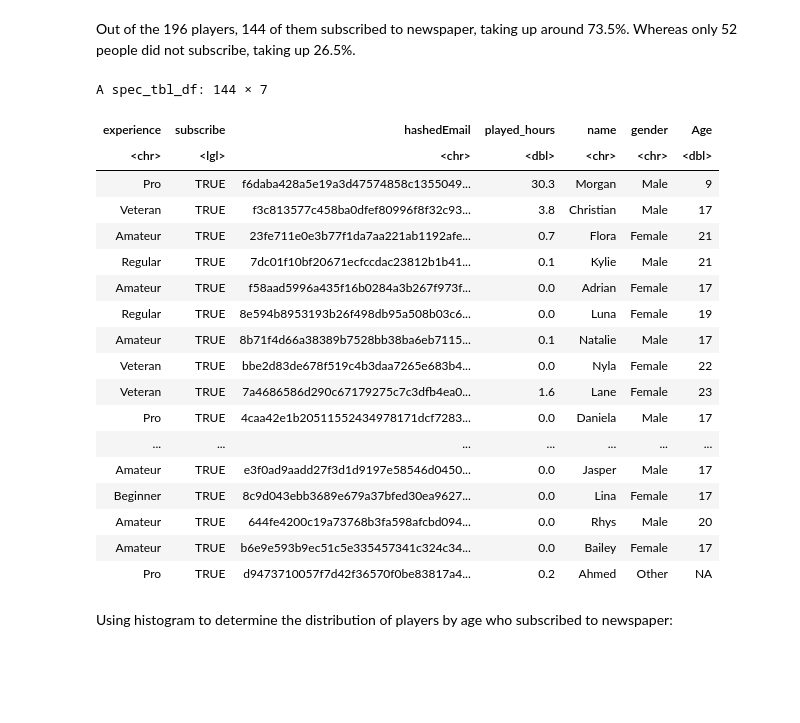
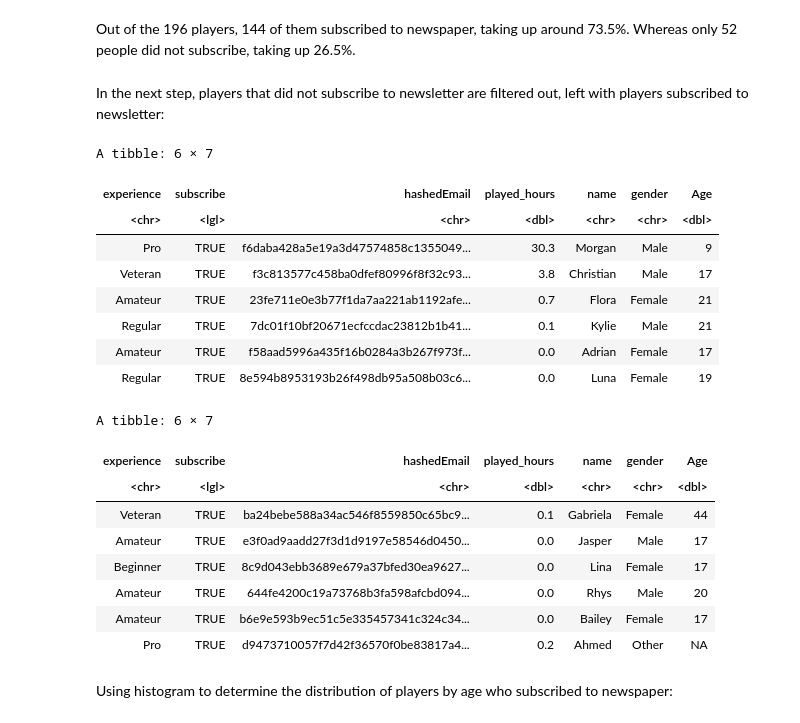
Before and after one commit to soondoongdori/mc_data, a Jupyter notebook: dsci100_project/project.ipynb, the cells around one changed output. Cells and saved outputs as stored; diff of their text form; code cells hidden in the pictures; blank space fills up the shorter version.

```diff
--- a/dsci100_project/project.ipynb
+++ b/dsci100_project/project.ipynb
@@ -81,30 +100,33 @@ A tibble: 2 × 3
 | TRUE | 144 | 73.46939 |
 # %% [markdown]
 Out of the 196 players, 144 of them subscribed to newspaper, taking up around 73.5%. Whereas only 52 people did not subscribe, taking up 26.5%.
+# %% [markdown]
+In the next step, players that did not subscribe to newsletter are filtered out, left with players subscribed to newsletter:
 # %%
 subscribed_players <- players |>
     filter(subscribe == TRUE)
-subscribed_players
+
+head(subscribed_players)
+tail(subscribed_players)
 # %% [output]
-A spec_tbl_df: 144 × 7
+A tibble: 6 × 7
 | experience | subscribe | hashedEmail | played_hours | name | gender | Age |
 | <chr> | <lgl> | <chr> | <dbl> | <chr> | <chr> | <dbl> |
 | Pro | TRUE | f6daba428a5e19a3d47574858c1355049... | 30.3 | Morgan | Male | 9 |
 | Veteran | TRUE | f3c813577c458ba0dfef80996f8f32c93... | 3.8 | Christian | Male | 17 |
 | Amateur | TRUE | 23fe711e0e3b77f1da7aa221ab1192afe... | 0.7 | Flora | Female | 21 |
 | Regular | TRUE | 7dc01f10bf20671ecfccdac23812b1b41... | 0.1 | Kylie | Male | 21 |
 | Amateur | TRUE | f58aad5996a435f16b0284a3b267f973f... | 0.0 | Adrian | Female | 17 |
 | Regular | TRUE | 8e594b8953193b26f498db95a508b03c6... | 0.0 | Luna | Female | 19 |
-| Amateur | TRUE | 8b71f4d66a38389b7528bb38ba6eb7115... | 0.1 | Natalie | Male | 17 |
-| Veteran | TRUE | bbe2d83de678f519c4b3daa7265e683b4... | 0.0 | Nyla | Female | 22 |
-| Veteran | TRUE | 7a4686586d290c67179275c7c3dfb4ea0... | 1.6 | Lane | Female | 23 |
-| Pro | TRUE | 4caa42e1b20511552434978171dcf7283... | 0.0 | Daniela | Male | 17 |
-| ... | ... | ... | ... | ... | ... | ... |
-| Amateur | TRUE | e3f0ad9aadd27f3d1d9197e58546d0450... | 0.0 | Jasper | Male | 17 |
-| Beginner | TRUE | 8c9d043ebb3689e679a37bfed30ea9627... | 0.0 | Lina | Female | 17 |
-| Amateur | TRUE | 644fe4200c19a73768b3fa598afcbd094... | 0.0 | Rhys | Male | 20 |
-| Amateur | TRUE | b6e9e593b9ec51c5e335457341c324c34... | 0.0 | Bailey | Female | 17 |
-| Pro | TRUE | d9473710057f7d42f36570f0be83817a4... | 0.2 | Ahmed | Other | NA |
+A tibble: 6 × 7
+| experience | subscribe | hashedEmail | played_hours | name | gender | Age |
+| <chr> | <lgl> | <chr> | <dbl> | <chr> | <chr> | <dbl> |
+| Veteran | TRUE | ba24bebe588a34ac546f8559850c65bc9... | 0.1 | Gabriela | Female | 44 |
+| Amateur | TRUE | e3f0ad9aadd27f3d1d9197e58546d0450... | 0.0 | Jasper | Male | 17 |
+| Beginner | TRUE | 8c9d043ebb3689e679a37bfed30ea9627... | 0.0 | Lina | Female | 17 |
+| Amateur | TRUE | 644fe4200c19a73768b3fa598afcbd094... | 0.0 | Rhys | Male | 20 |
+| Amateur | TRUE | b6e9e593b9ec51c5e335457341c324c34... | 0.0 | Bailey | Female | 17 |
+| Pro | TRUE | d9473710057f7d42f36570f0be83817a4... | 0.2 | Ahmed | Other | NA |
 # %% [markdown]
 Using histogram to determine the distribution of players by age who subscribed to newspaper:
 # %%
```
Also changed, not shown: parts of 11 cells of this notebook.
